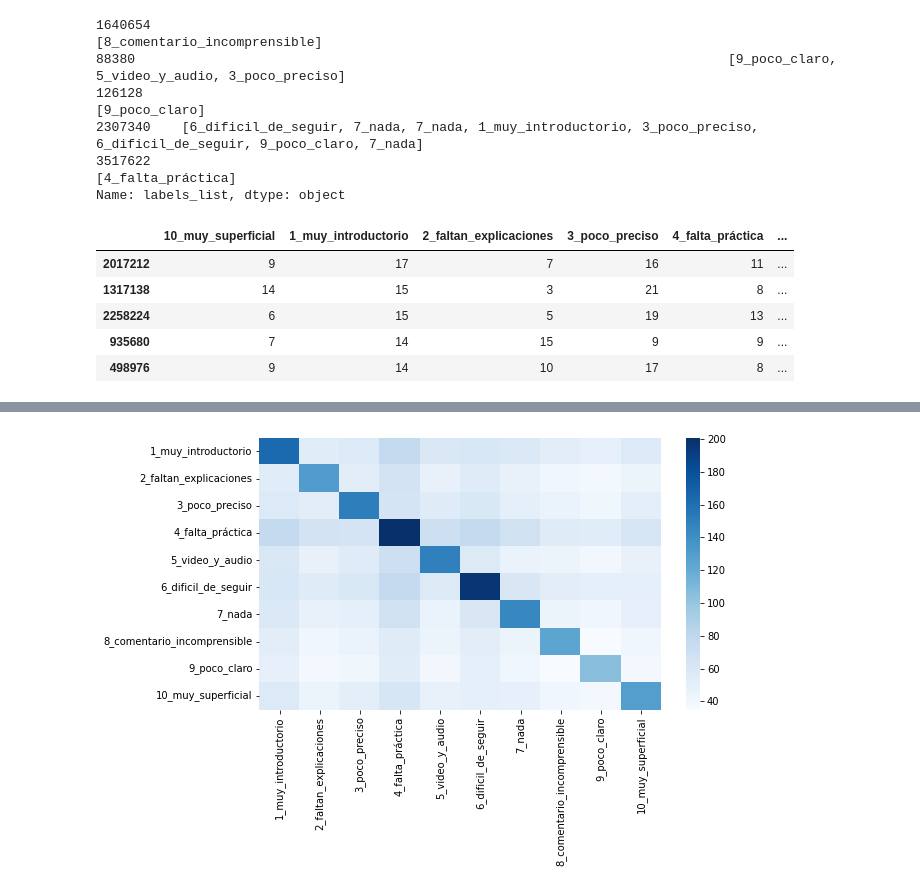
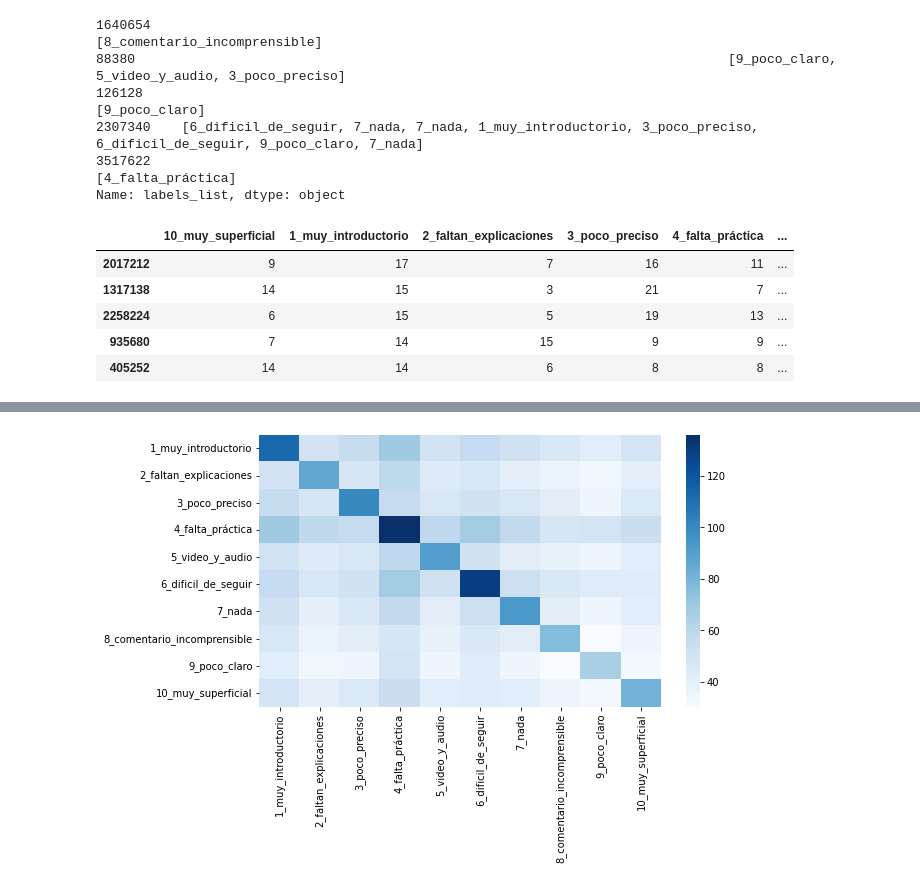
Before and after one commit to luc-ch/TM_udemy_reviews, a Jupyter notebook: TP4_2_topic_group.ipynb, the cells around one changed output, grey strips where cells are left out. Cells and saved outputs as stored; diff of their text form; code cells hidden in the pictures.

```diff
--- a/TP4_2_topic_group.ipynb
+++ b/TP4_2_topic_group.ipynb
@@ -1100,7 +1100,7 @@ df = pd.DataFrame(mlc.fit_transform(df_agg_by_course["labels_list"]),
                           index=df_agg_by_course.index)
 
 ###################
-df = df[df.sum(axis=1)>1]
+df = df[df.sum(axis=1)>3]
 display(df.sort_values("1_muy_introductorio",ascending=False).head())
 
 ###################
@@ -1123,8 +1123,8 @@ plt.savefig("heatmap.png", dpi = 300)
 # %% [output]
 |  | 10_muy_superficial | 1_muy_introductorio | 2_faltan_explicaciones | 3_poco_preciso | 4_falta_práctica | ... |
 | 2017212 | 9 | 17 | 7 | 16 | 11 | ... |
-| 1317138 | 14 | 15 | 3 | 21 | 8 | ... |
+| 1317138 | 14 | 15 | 3 | 21 | 7 | ... |
 | 2258224 | 6 | 15 | 5 | 19 | 13 | ... |
 | 935680 | 7 | 14 | 15 | 9 | 9 | ... |
-| 498976 | 9 | 14 | 10 | 17 | 8 | ... |
+| 405252 | 14 | 14 | 6 | 8 | 8 | ... |
 |  | 1_muy_introductorio | 2_faltan_explicaciones | 3_poco_preciso | 4_falta_práctica | 5_video_y_audio | ... |
@@ -1141 +1141 @@ plt.savefig("heatmap.png", dpi = 300)
-[figure, old version]
+[figure, new version]
```
Also changed, not shown: parts of 26 cells of this notebook.
